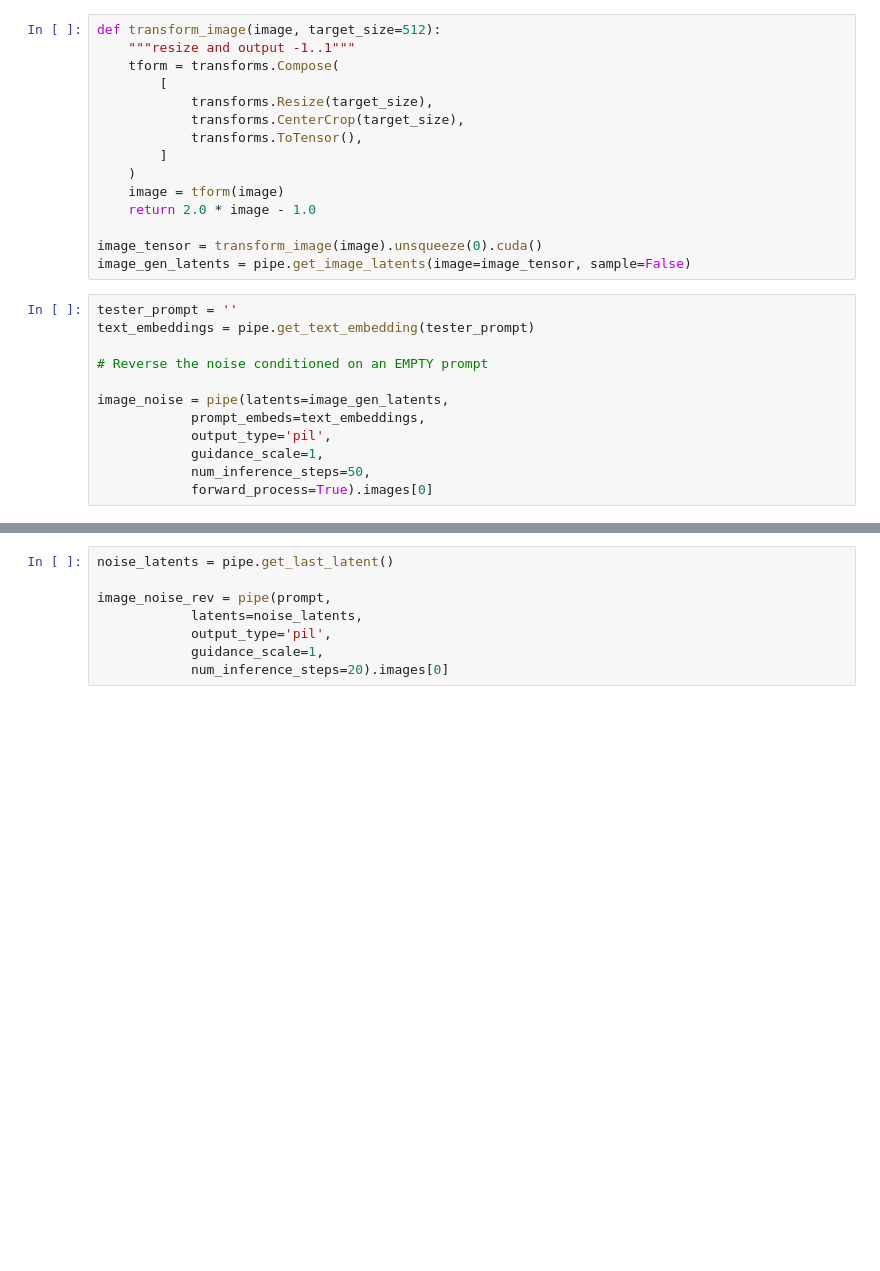
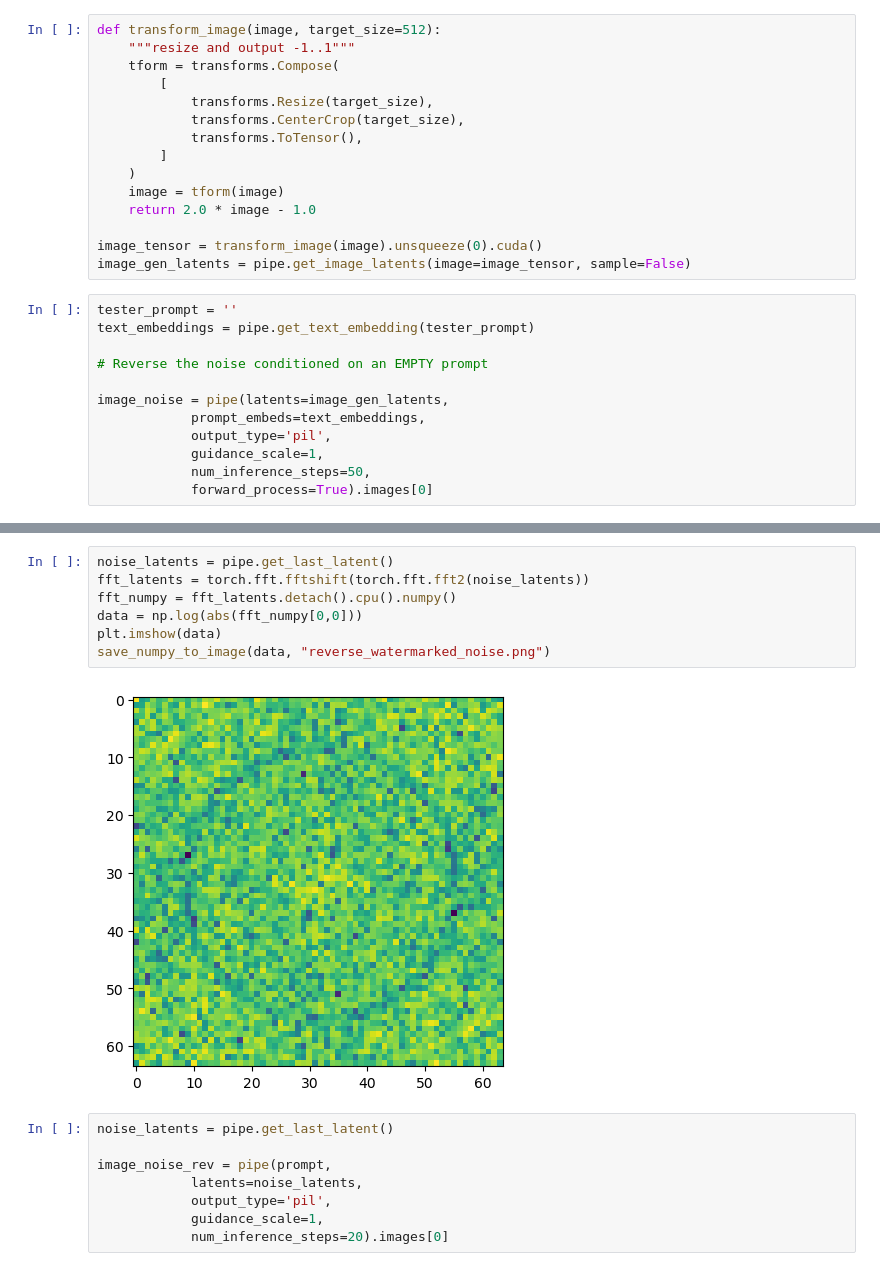
Before and after one commit to shanayamalik/watermarking-research-project, a Jupyter notebook: generate_test.ipynb, the cells around one changed output, grey strips where cells are left out. Drawn from its saved outputs; the diff is of its cells as text; blank space fills up the shorter version.

```diff
--- a/generate_test.ipynb
+++ b/generate_test.ipynb
@@ -91,3 +124,12 @@ plt.show()
+# %%
+noise_latents = pipe.get_last_latent()
+fft_latents = torch.fft.fftshift(torch.fft.fft2(noise_latents))
+fft_numpy = fft_latents.detach().cpu().numpy()
+data = np.log(abs(fft_numpy[0,0]))
+plt.imshow(data)
+save_numpy_to_image(data, "reverse_watermarked_noise.png")
+# %% [output]
+[figure, added]
 # %%
 noise_latents = pipe.get_last_latent()
 
```
Also changed, not shown: parts of 8 cells of this notebook, 5 other files.
